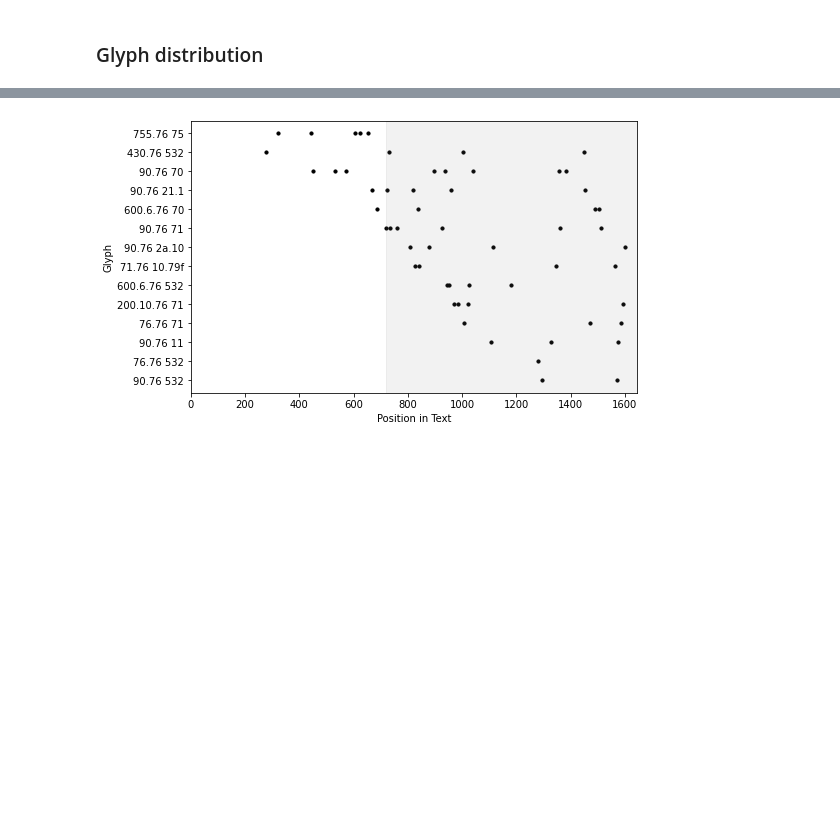
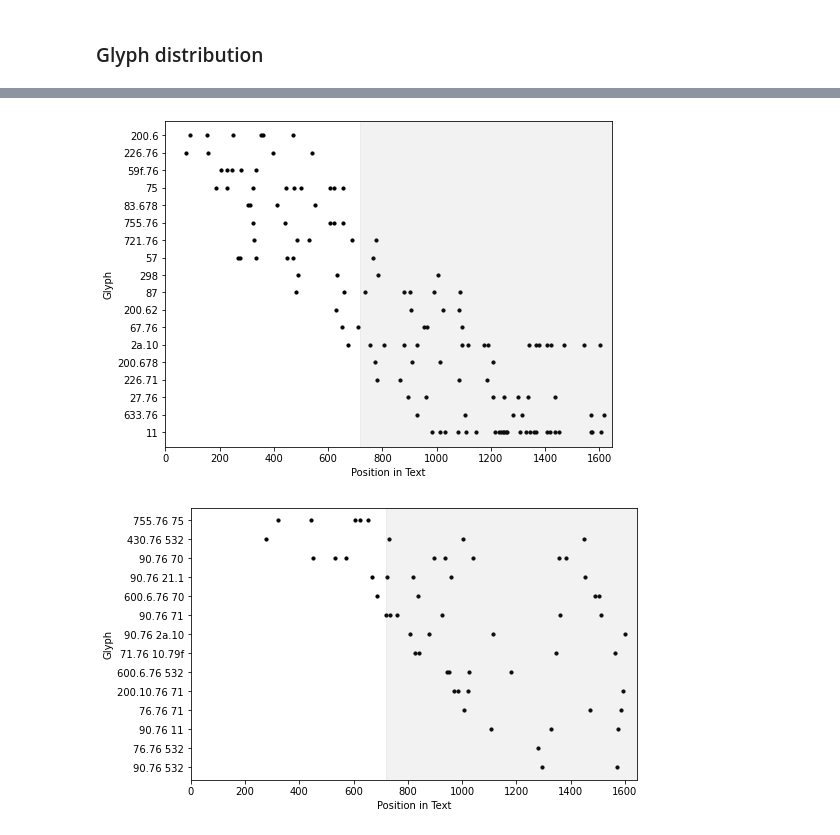
Before and after one commit to jgregoriods/santiago-staff, a Jupyter notebook: SantiagoStaff.ipynb, the cells around one changed output, grey strips where cells are left out. Saved outputs shown, nothing was run; the diff lists cells and outputs as text; code cells hidden in the pictures; blank space fills up the shorter version.

```diff
--- a/SantiagoStaff.ipynb
+++ b/SantiagoStaff.ipynb
@@ -145,3 +144,7 @@ plot_discourse(clustered_glyphs, encoded_I_data, bkpt=bkpts[0][0])
+# %%
+plot_discourse(clustered_glyphs, encoded_I_data, bkpt=bkpts[0][0], save_path="discourse.jpeg")
+# %% [output]
+[figure, added]
 # %%
 # Distribution of the most likely/frequent associations between
 # the first two stanza glyphs
```
Also changed, not shown: parts of 5 cells of this notebook, 34 other files.
